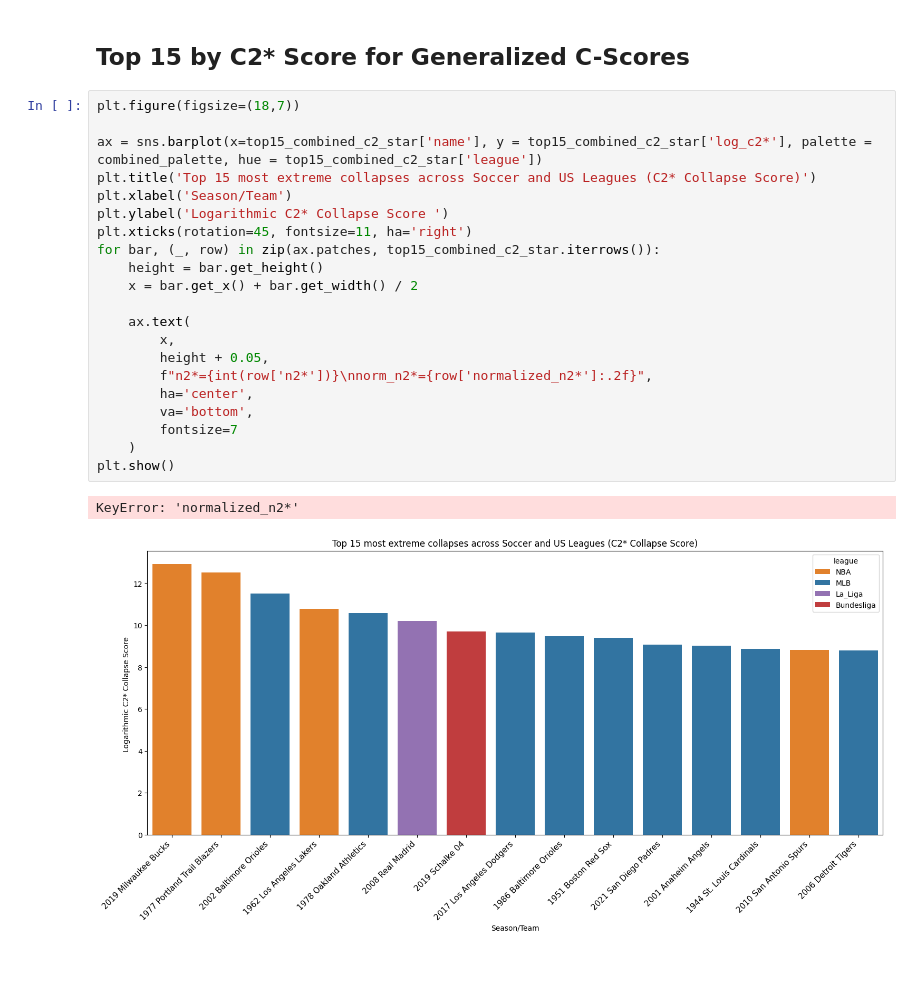
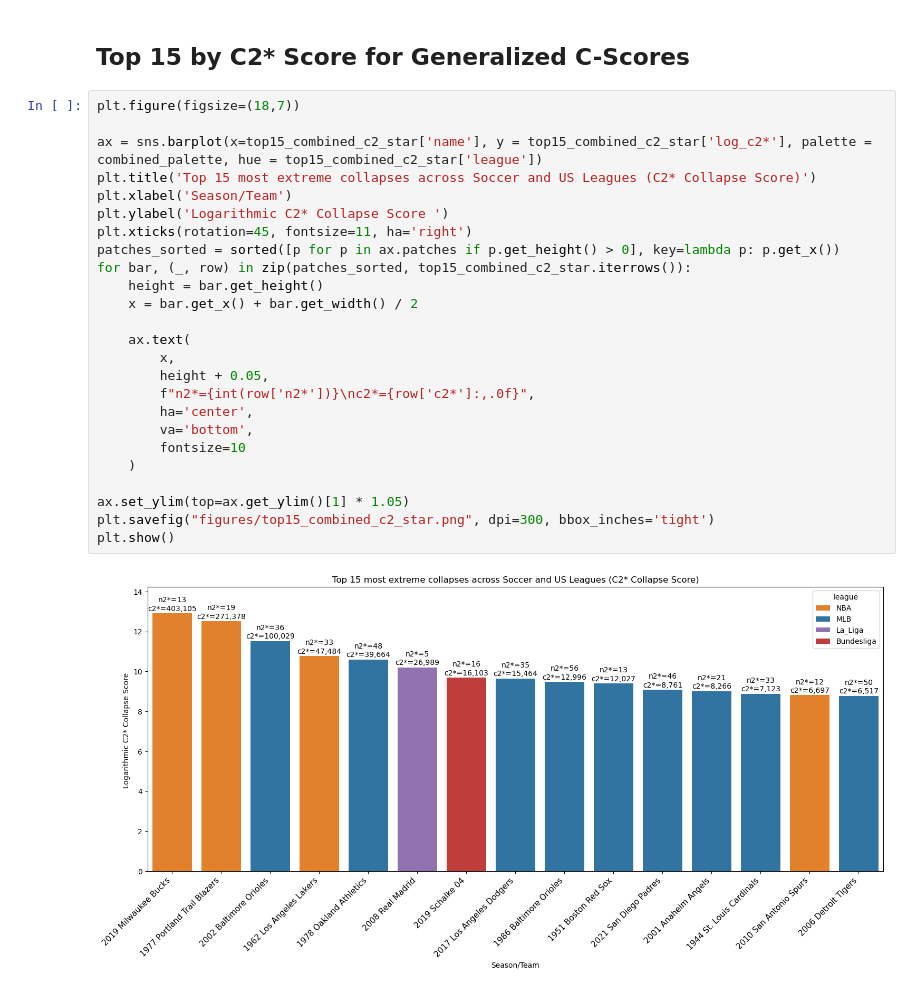
Before and after one commit to RyanRegalado/Win-Loss-Sequences-Sp2026, a Jupyter notebook: output/generalized_cscores_figures.ipynb, the cells around one changed output. Cells and saved outputs as stored; diff of their text form.

```diff
--- a/output/generalized_cscores_figures.ipynb
+++ b/output/generalized_cscores_figures.ipynb
@@ -1032,24 +1008,27 @@ combined_palette = {'Premier_League': tab10[2], 'Bundesliga': tab10[3], 'La_Liga
 # %%
 plt.figure(figsize=(18,7))
 
 ax = sns.barplot(x=top15_combined_c2_star['name'], y = top15_combined_c2_star['log_c2*'], palette = combined_palette, hue = top15_combined_c2_star['league'])
 plt.title('Top 15 most extreme collapses across Soccer and US Leagues (C2* Collapse Score)')
 plt.xlabel('Season/Team')
 plt.ylabel('Logarithmic C2* Collapse Score ')
 plt.xticks(rotation=45, fontsize=11, ha='right')
-for bar, (_, row) in zip(ax.patches, top15_combined_c2_star.iterrows()):
+patches_sorted = sorted([p for p in ax.patches if p.get_height() > 0], key=lambda p: p.get_x())
+for bar, (_, row) in zip(patches_sorted, top15_combined_c2_star.iterrows()):
     height = bar.get_height()
     x = bar.get_x() + bar.get_width() / 2
 
     ax.text(
         x,
         height + 0.05,
-        f"n2*={int(row['n2*'])}\nnorm_n2*={row['normalized_n2*']:.2f}",
+        f"n2*={int(row['n2*'])}\nc2*={row['c2*']:,.0f}",
         ha='center',
         va='bottom',
-        fontsize=7
+        fontsize=10
     )
+
+ax.set_ylim(top=ax.get_ylim()[1] * 1.05)
+plt.savefig("figures/top15_combined_c2_star.png", dpi=300, bbox_inches='tight')
 plt.show()
 # %% [output]
-KeyError: 'normalized_n2*'
-[figure, old version]
+[figure, new version]
```
Also changed, not shown: parts of 20 cells of this notebook, 5 other files.
